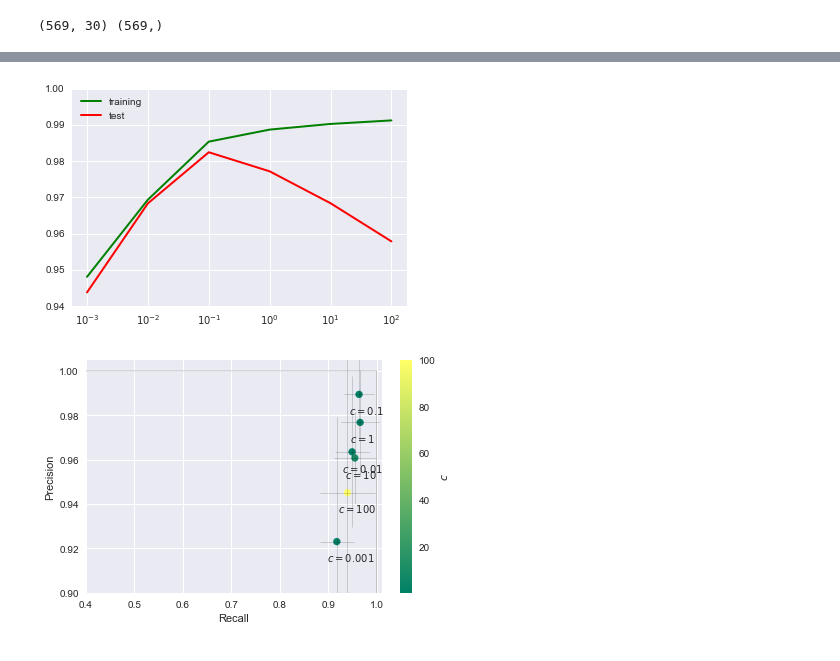
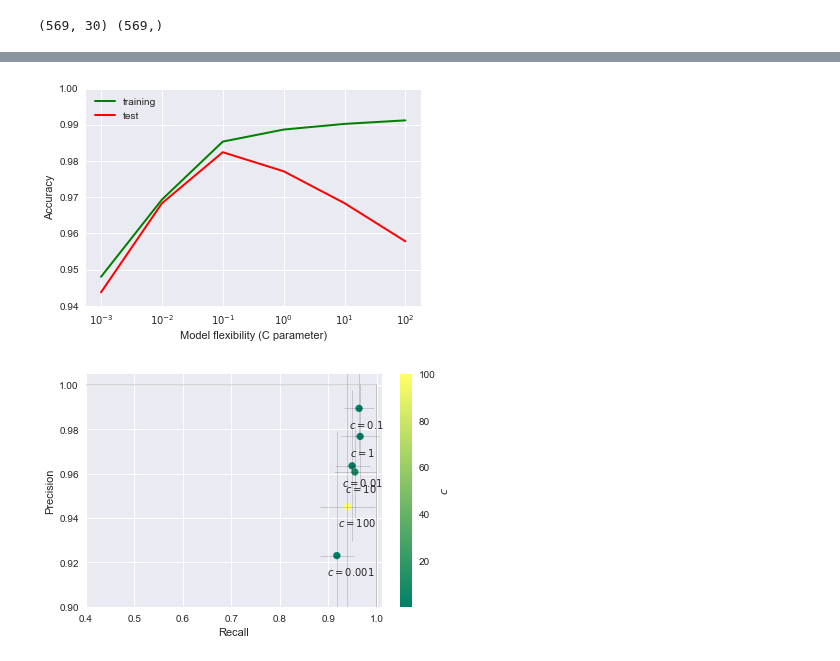
Before and after one commit to ahmadnish/FOML2017, a Jupyter notebook: neish.ipynb, the cells around one changed output, grey strips where cells are left out. Drawn from its saved outputs; the diff is of its cells as text; code cells hidden in the pictures.

```diff
--- a/neish.ipynb
+++ b/neish.ipynb
@@ -256,18 +232,19 @@ Test set score: 0.958
 # %%
 fig = plt.figure()
 ax = fig.add_subplot(111)
 line, = ax.plot(cs, scores_lr[:,0,2], color = 'green', lw = 2, label = 'training')
 line, = ax.plot(cs, scores_lr[:,0,0], color = 'red' , lw = 2, label = 'test')
 
 ax.legend(loc = 'best')
 
 ax.set_xscale('log')
 ax.set_ylim(.94, 1)
-ax_
+ax.set_ylabel('Accuracy')
+ax.set_xlabel('Model flexibility (C parameter)')
 
 plt.savefig('figs/lr_test_train_plot.pdf')
 # %% [output]
-[figure, old version]
+[figure, new version]
 # %%
 def lr_plot(lr_res, cs, s):
 
```
Also changed, not shown: parts of 1 cell of this notebook, 4 other files.
